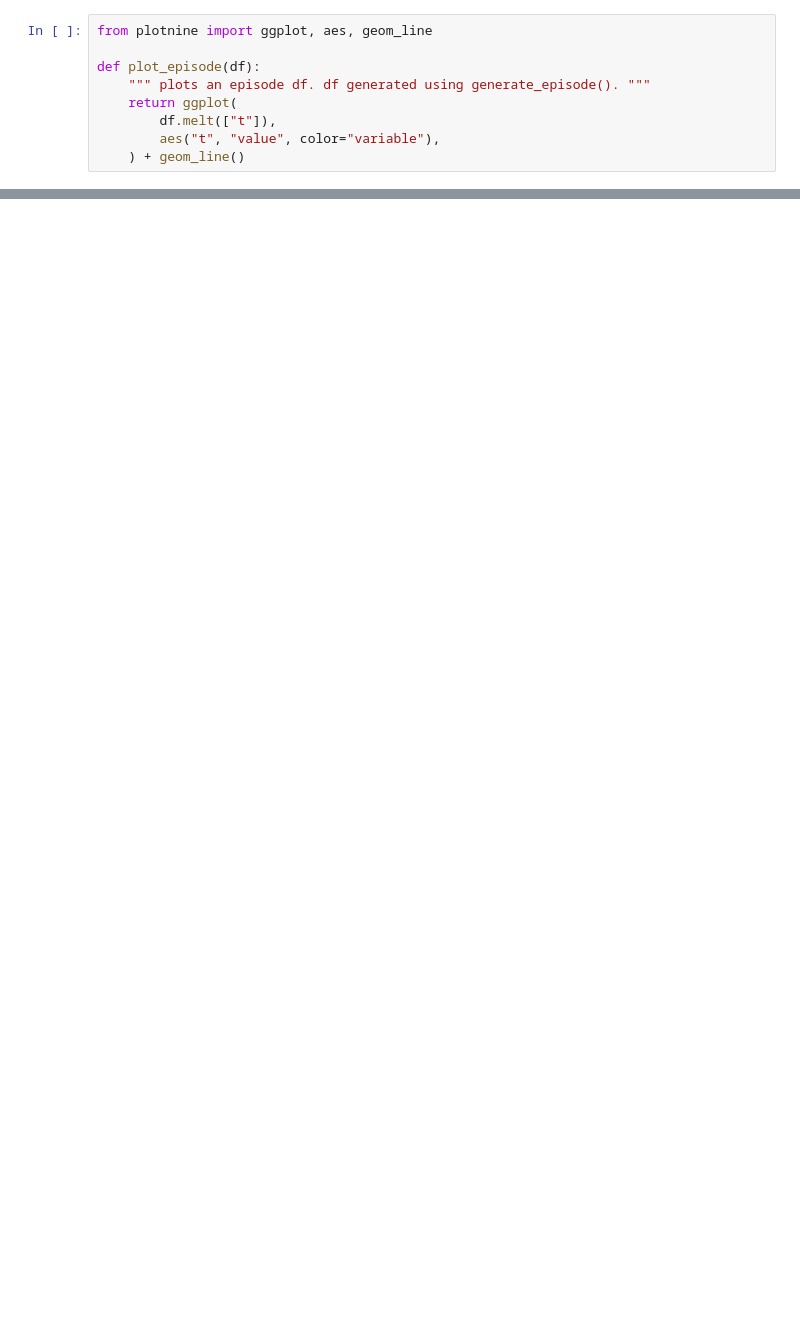
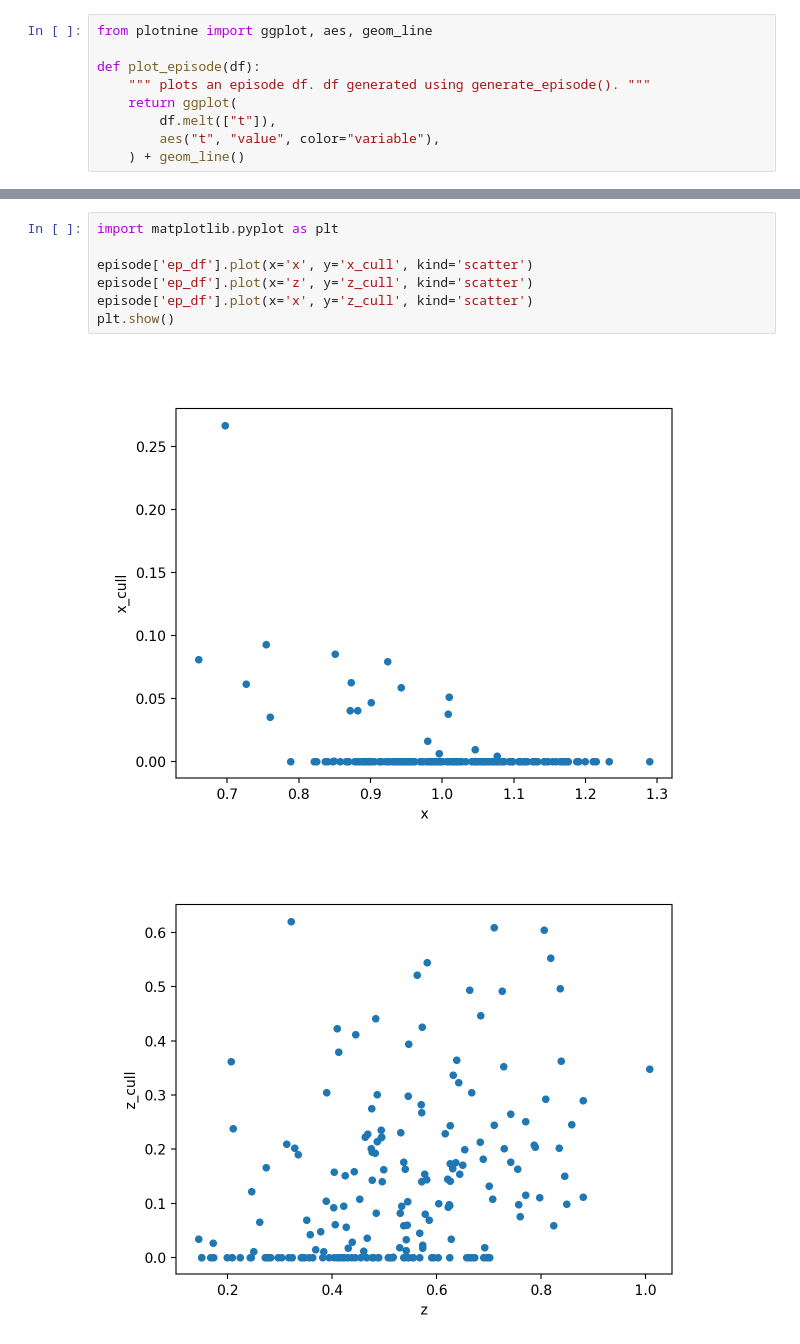
Before and after one commit to boettiger-lab/rl-eco-benchmarks, a Jupyter notebook: src/examples.ipynb, the cells around one changed output, grey strips where cells are left out. Cells and saved outputs as stored; diff of their text form; blank space fills up the shorter version.

```diff
--- a/src/examples.ipynb
+++ b/src/examples.ipynb
@@ -196 +196,11 @@ plot_episode(episode_df[['t', 'x_cull', 'y_cull']])
 <Figure Size: (640 x 480)>
+# %%
+import matplotlib.pyplot as plt
+
+episode['ep_df'].plot(x='x', y='x_cull', kind='scatter')
+episode['ep_df'].plot(x='z', y='z_cull', kind='scatter')
+episode['ep_df'].plot(x='x', y='z_cull', kind='scatter')
+plt.show()
+# %% [output]
+[figure, added]
+[figure, added]
```
Also changed, not shown: parts of 4 cells of this notebook.
